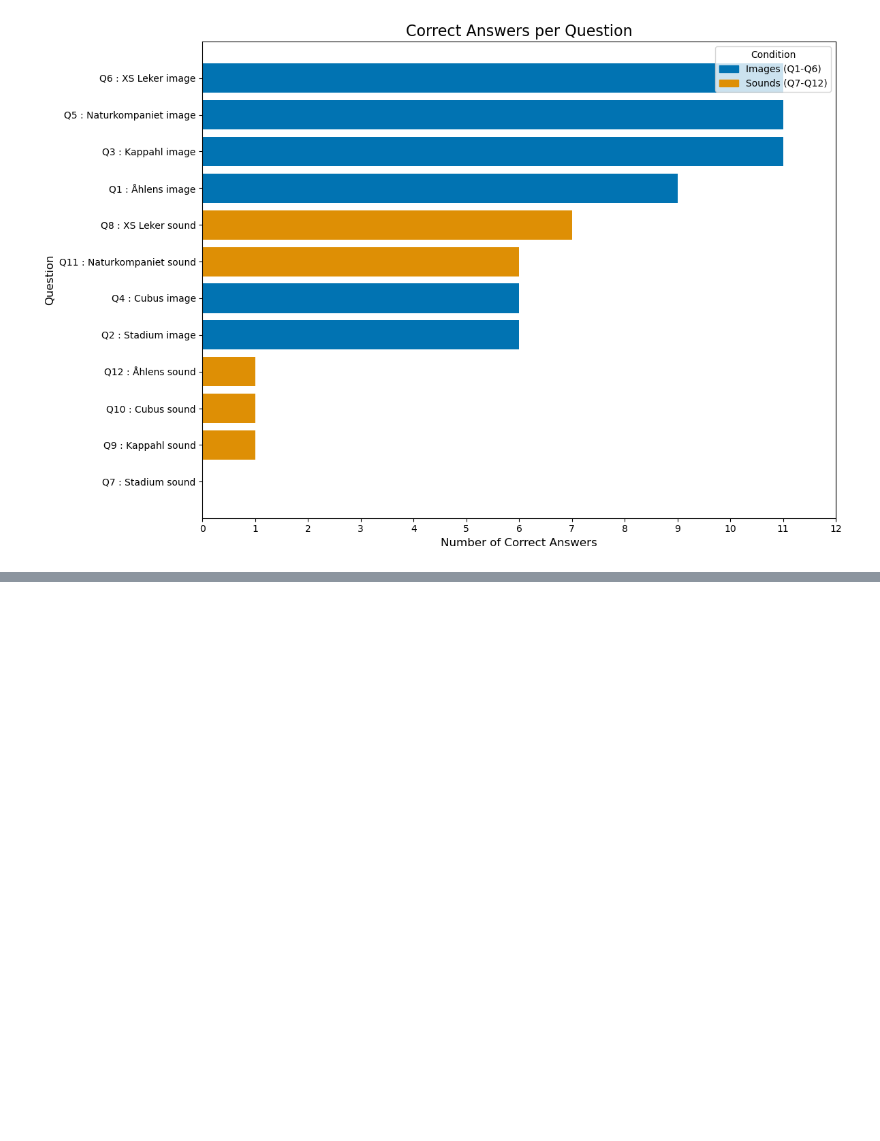
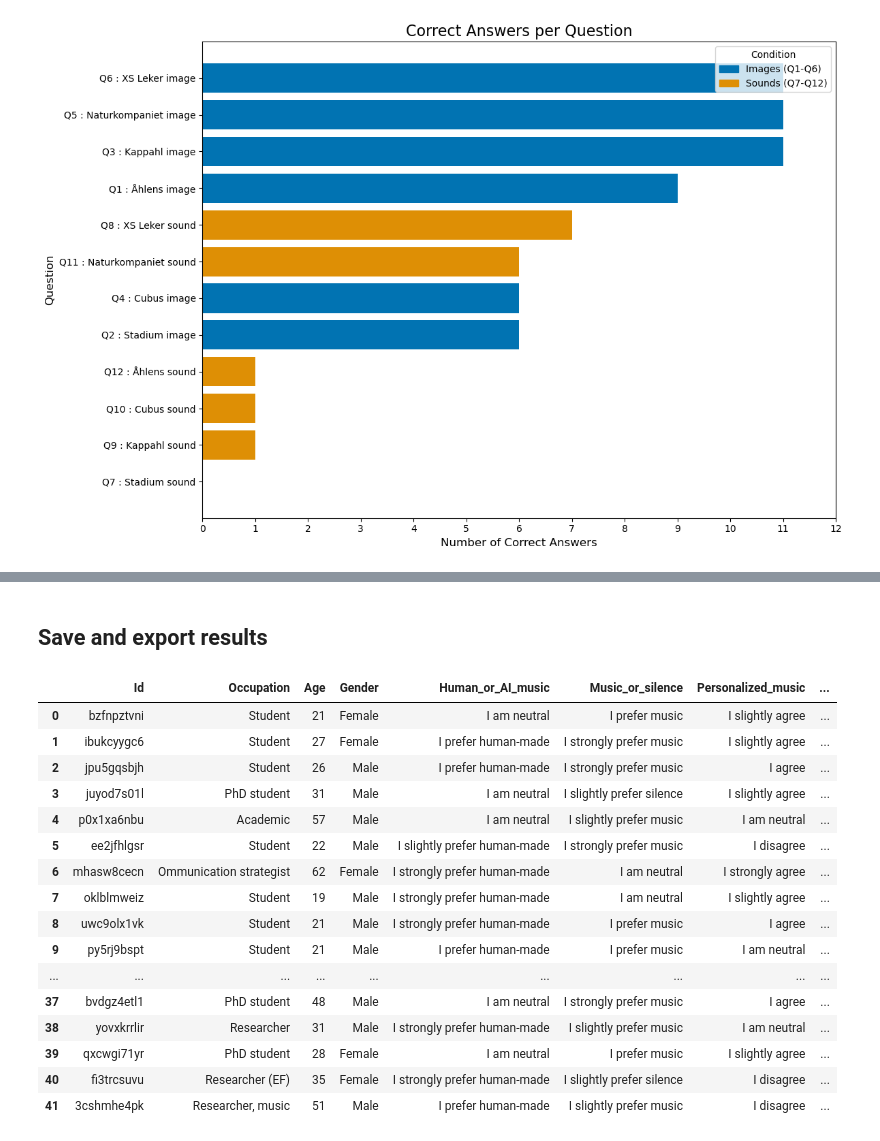
Before and after one commit to emmenru/Music-AI-workshop, a Jupyter notebook: AI-music-workshop.ipynb, the cells around one changed output, grey strips where cells are left out. Saved outputs shown, nothing was run; the diff lists cells and outputs as text; code cells hidden in the pictures; blank space fills up the shorter version.

Commit message:
Save and export results to csv files

```diff
--- a/AI-music-workshop.ipynb
+++ b/AI-music-workshop.ipynb
@@ -719,0 +746,32 @@ pf.plot_correct_answers(total_correct_per_question, correct_answers_dict, colorb
+# %% [markdown]
+## Save and export results
+# %%
+# Define the output directory
+output_dir = 'output'
+
+# Check if the folder exists; if not, create it
+os.makedirs(output_dir, exist_ok=True)
+
+df_quiz.to_csv(f"{output_dir}/df_quiz.csv", index=False)
+df_survey.to_csv(f"{output_dir}/df_survey.csv", index=False)
+question_df.to_csv(f"{output_dir}/question_df.csv", index=False)
+
+print("DataFrames have been saved to the 'output' folder.")
+# %% [output]
+|  | Id | Occupation | Age | Gender | Human_or_AI_music | Music_or_silence | Personalized_music | ... |
+| 0 | bzfnpztvni | Student | 21 | Female | I am neutral | I prefer music | I slightly agree | ... |
+| 1 | ibukcyygc6 | Student | 27 | Female | I prefer human-made | I strongly prefer music | I slightly agree | ... |
+| 2 | jpu5gqsbjh | Student | 26 | Male | I prefer human-made | I strongly prefer music | I agree | ... |
+| 3 | juyod7s01l | PhD student | 31 | Male | I am neutral | I slightly prefer silence | I slightly agree | ... |
+| 4 | p0x1xa6nbu | Academic | 57 | Male | I am neutral | I slightly prefer music | I am neutral | ... |
+| 5 | ee2jfhlgsr | Student | 22 | Male | I slightly prefer human-made | I strongly prefer music | I disagree | ... |
+| 6 | mhasw8cecn | Ommunication strategist | 62 | Female | I strongly prefer human-made | I am neutral | I strongly agree | ... |
+| 7 | oklblmweiz | Student | 19 | Male | I strongly prefer human-made | I am neutral | I slightly agree | ... |
+| 8 | uwc9olx1vk | Student | 21 | Male | I strongly prefer human-made | I prefer music | I agree | ... |
+| 9 | py5rj9bspt | Student | 21 | Male | I prefer human-made | I prefer music | I am neutral | ... |
+| ... | ... | ... | ... | ... | ... | ... | ... | ... |
+| 37 | bvdgz4etl1 | PhD student | 48 | Male | I am neutral | I strongly prefer music | I agree | ... |
+| 38 | yovxkrrlir | Researcher | 31 | Male | I strongly prefer human-made | I slightly prefer music | I am neutral | ... |
+| 39 | qxcwgi71yr | PhD student | 28 | Female | I am neutral | I prefer music | I slightly agree | ... |
+| 40 | fi3trcsuvu | Researcher (EF) | 35 | Female | I strongly prefer human-made | I slightly prefer silence | I disagree | ... |
+| 41 | 3cshmhe4pk | Researcher, music | 51 | Male | I prefer human-made | I slightly prefer music | I disagree | ... |
```
Also changed, not shown: parts of 6 cells of this notebook.
